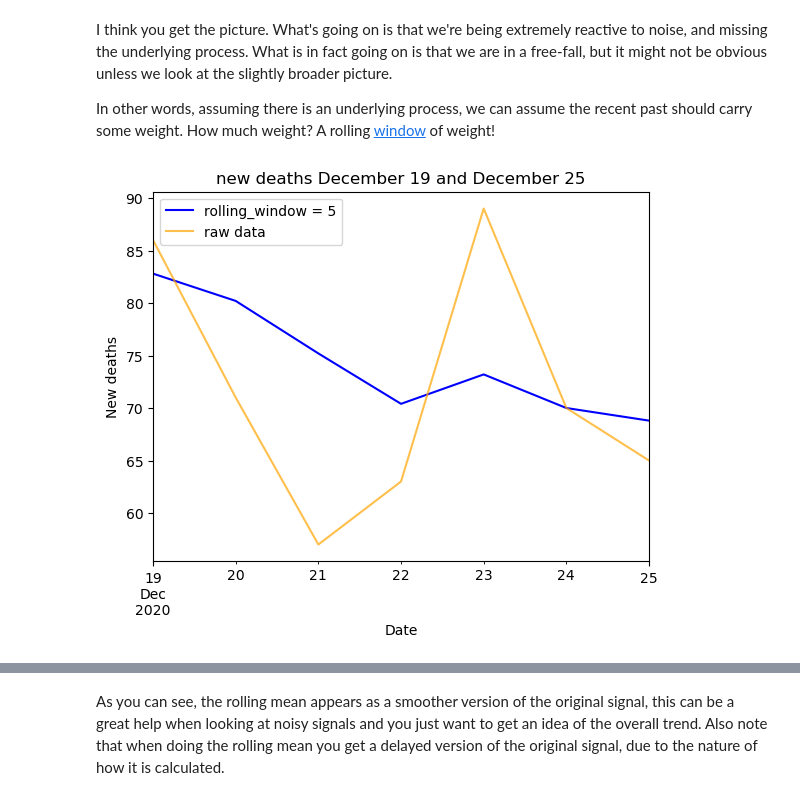
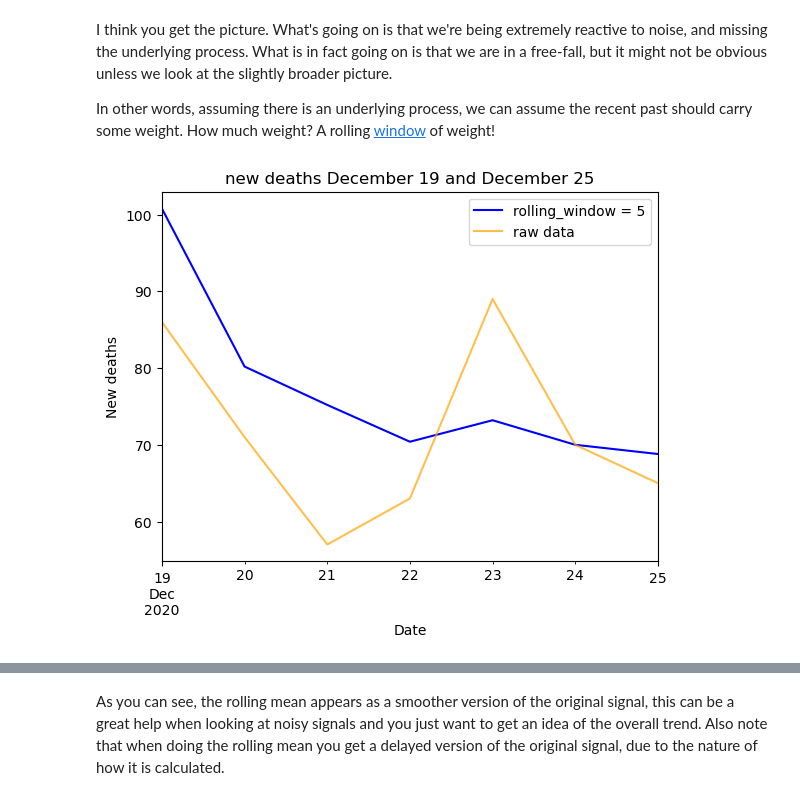
Before and after one commit to samsung-ai-course/5th-edition, a Jupyter notebook: Timeseries & DoubleIndex/TimeSeries/Learning Notebook.ipynb, the cells around one changed output, grey strips where cells are left out. Saved outputs shown, nothing was run; the diff lists cells and outputs as text; code cells hidden in the pictures.

```diff
--- a/Timeseries & DoubleIndex/TimeSeries/Learning Notebook.ipynb
+++ b/Timeseries & DoubleIndex/TimeSeries/Learning Notebook.ipynb
@@ -420,16 +465,16 @@ december_deaths = df.loc['Dec 15 2020': 'Dec 25 2020', 'new_deaths']
 # and the center set to False. That's because we don't want to use data from the future!
 # Also notice how we use the mean. We can use many others. Try changing it!
 window_size = 5
-december_rolling_window = december_data.rolling(window=window_size, center=False).mean()
+december_rolling_window = december_deaths.rolling(window=window_size, center=False).mean()
 # %%
 # Let's plot these together
 interval = slice('Dec 19 2020', 'Dec 25 2020')
 
-december_week_19_rolling_window.loc[interval].plot(color='b', label='rolling_window = %0.0f' % window_size);
-december_week_19.loc[interval].plot(label='raw data', alpha=.7, ls='-', color='orange');
+december_rolling_window.loc[interval].plot(color='b', label='rolling_window = %0.0f' % window_size);
+december_deaths.loc[interval].plot(label='raw data', alpha=.7, ls='-', color='orange');
 plt.ylabel('New deaths');
 plt.title('new deaths December 19 and December 25');
 plt.legend();
 plt.show();
 # %% [output]
-[figure, old version]
+[figure, new version]
```
Also changed, not shown: parts of 25 cells of this notebook, 1 other file.
